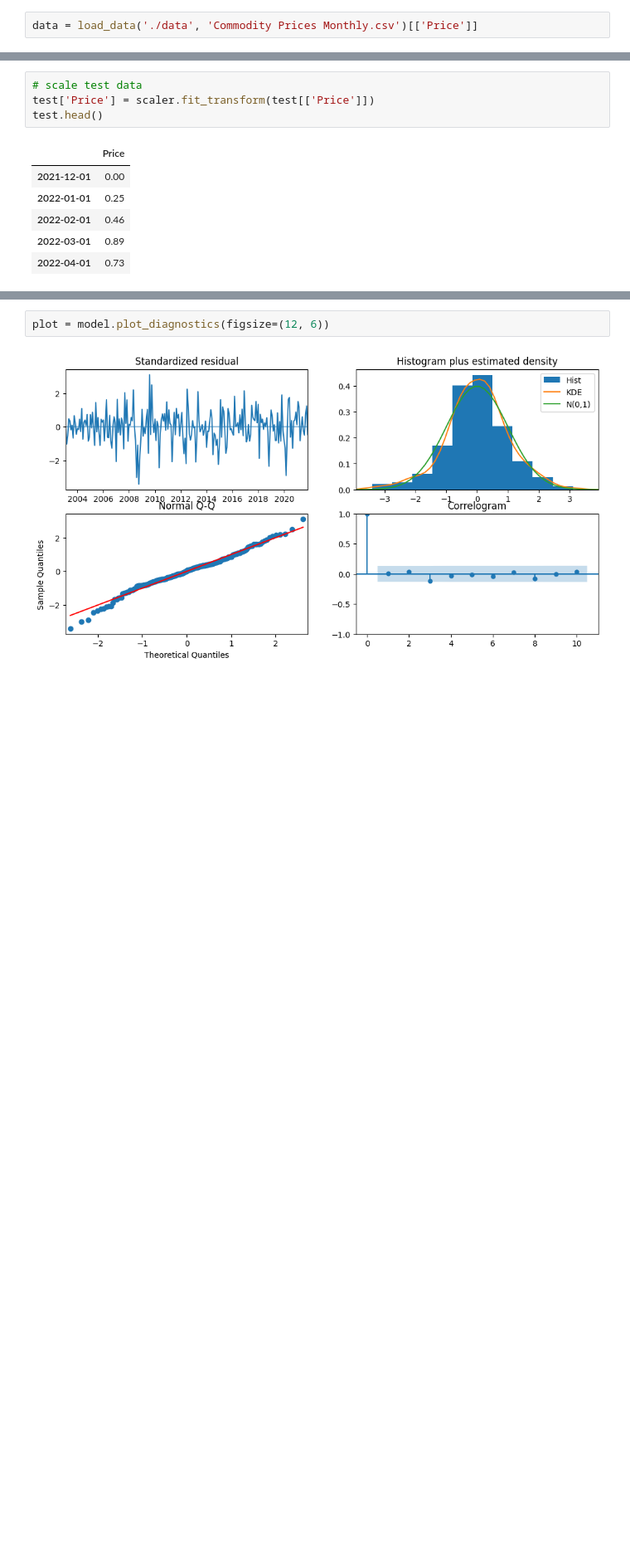
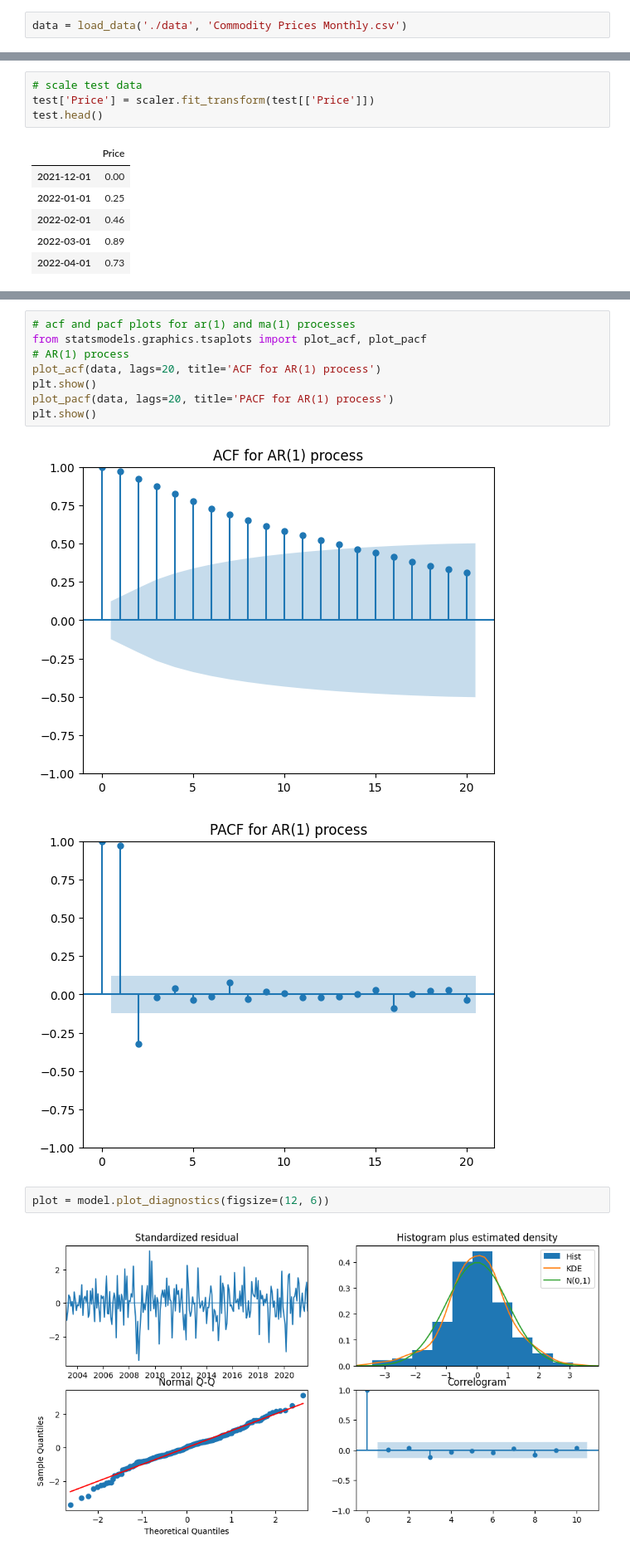
Before and after one commit to jnopareboateng/ml-library, a Jupyter notebook: crude-oil-forecast/modeling.ipynb, the cells around one changed output, grey strips where cells are left out. Shown at 83% size. Saved outputs shown, nothing was run; the diff lists cells and outputs as text; blank space fills up the shorter version.

```diff
--- a/crude-oil-forecast/modeling.ipynb
+++ b/crude-oil-forecast/modeling.ipynb
@@ -22,7 +22,7 @@ warnings.filterwarnings("ignore")
 # %% [output]
 WARNING:tensorflow:From d:\DEV WORK\Data Science Library\ML-For-Beginners\.venv\lib\site-packages\keras\src\losses.py:2976: The name tf.losses.sparse_softmax_cross_entropy is deprecated. Please use tf ...
 # %%
-data = load_data('./data', 'Commodity Prices Monthly.csv')[['Price']]
+data = load_data('./data', 'Commodity Prices Monthly.csv')
 # %%
 data.head()
 # %% [output]
@@ -143,3 +164,14 @@ Total fit time: 14.710 seconds
+# %%
+# acf and pacf plots for ar(1) and ma(1) processes
+from statsmodels.graphics.tsaplots import plot_acf, plot_pacf
+# AR(1) process
+plot_acf(data, lags=20, title='ACF for AR(1) process')
+plt.show()
+plot_pacf(data, lags=20, title='PACF for AR(1) process')
+plt.show()
+# %% [output]
+[figure, added]
+[figure, added]
 # %%
 plot = model.plot_diagnostics(figsize=(12, 6))
 # %% [output]
```
Also changed, not shown: parts of 6 cells of this notebook, 2 other files.
